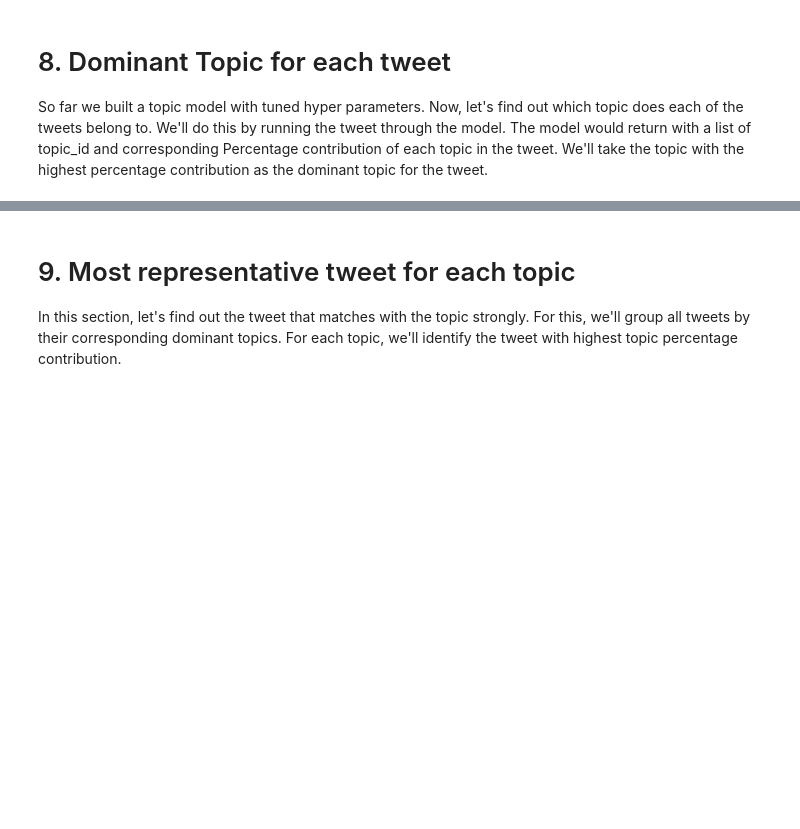
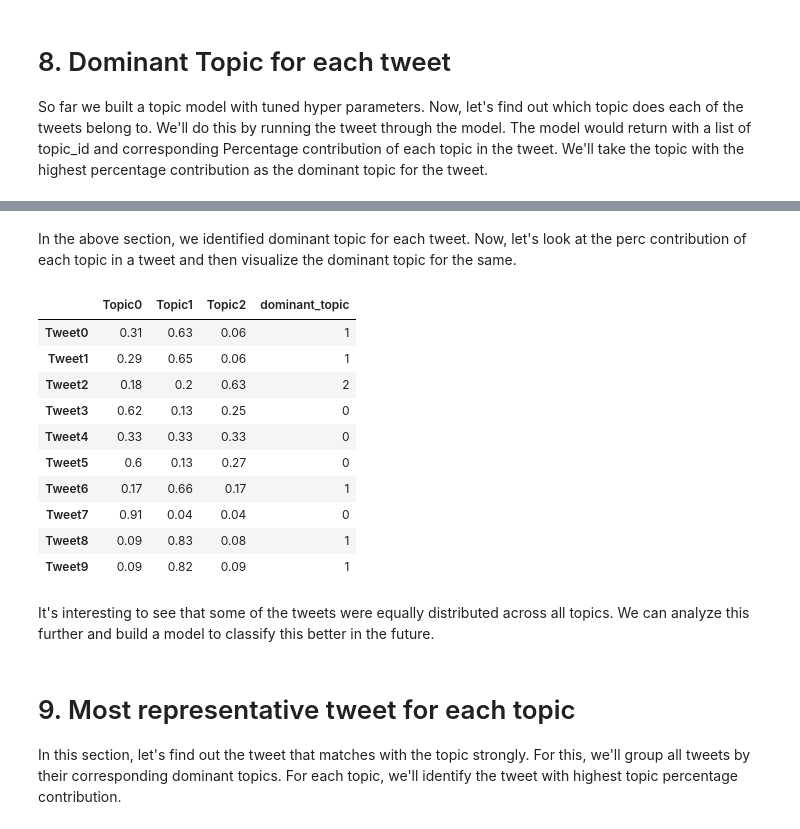
Before and after one commit to ddeeps2610/TopicModeling_COVID19, a Jupyter notebook: src/Topic_Modeling_On_Tweets_Around_COVID19.ipynb, the cells around one changed output, grey strips where cells are left out. Drawn from its saved outputs; the diff is of its cells as text; code cells hidden in the pictures; blank space fills up the shorter version.

Commit message:
Topic distribution for each tweet

```diff
--- a/src/Topic_Modeling_On_Tweets_Around_COVID19.ipynb
+++ b/src/Topic_Modeling_On_Tweets_Around_COVID19.ipynb
@@ -646,6 +646,56 @@ tweet_topics.head(10)
 | 7 | 7 | 0.0 | 0.9117 | health, fight, make, pandem, mask... | [keep, think, master, public, hea... |
 | 8 | 8 | 1.0 | 0.8284 | peopl, test, coronavirus, like, h... | [ceylonblacktea, rich, theaflavin... |
 | 9 | 9 | 1.0 | 0.8221 | peopl, test, coronavirus, like, h... | [peopl, first, group, hospit, sic... |
+# %% [markdown]
+In the above section, we identified dominant topic for each tweet. Now, let's look at the perc contribution of each topic in a tweet and then visualize the dominant topic for the same.
+# %%
+# Create Document - Topic Matrix
+lda_output = lda_model_bow[bow_corpus]
+
+df_document_topic = pd.DataFrame()
+for i in range(len(lda_output)):
+    df_document_topic
+# column names
+topicnames = ["Topic" + str(i) for i in range(lda_model_bow.num_topics)]
+
+# index names
+docnames = ["Tweet" + str(i) for i in range(len(processed_tweets))]
+
+# Make the pandas dataframe
+df_document_topic = pd.DataFrame(lda_output, columns=topicnames, index=docnames)
+for topic in topicnames:
+    df_document_topic[topic] = df_document_topic[topic].apply(lambda x: np.round(x[1],2))
+
+# Get dominant topic for each document
+dominant_topic = np.argmax(df_document_topic.values, axis=1)
+df_document_topic['dominant_topic'] = dominant_topic
+
+# Styling
+def color_green(val):
+    color = 'green' if val > .33 else 'black'
+    return 'color: {col}'.format(col=color)
+
+def make_bold(val):
+    weight = 700 if val > .1 else 400
+    return 'font-weight: {weight}'.format(weight=weight)
+
+# Apply Style
+df_document_topics = df_document_topic.head(10).style.applymap(color_green).applymap(make_bold)
+df_document_topics
+# %% [output]
+|  | Topic0 | Topic1 | Topic2 | dominant_topic |
+| Tweet0 | 0.31 | 0.63 | 0.06 | 1 |
+| Tweet1 | 0.29 | 0.65 | 0.06 | 1 |
+| Tweet2 | 0.18 | 0.2 | 0.63 | 2 |
+| Tweet3 | 0.62 | 0.13 | 0.25 | 0 |
+| Tweet4 | 0.33 | 0.33 | 0.33 | 0 |
+| Tweet5 | 0.6 | 0.13 | 0.27 | 0 |
+| Tweet6 | 0.17 | 0.66 | 0.17 | 1 |
+| Tweet7 | 0.91 | 0.04 | 0.04 | 0 |
+| Tweet8 | 0.09 | 0.83 | 0.08 | 1 |
+| Tweet9 | 0.09 | 0.82 | 0.09 | 1 |
+# %% [markdown]
+It's interesting to see that some of the tweets were equally distributed across all topics. We can analyze this further and build a model to classify this better in the future.
 # %% [markdown]
 # 9. Most representative tweet for each topic
 In this section, let's find out the tweet that matches with the topic strongly. For this, we'll group all tweets by their corresponding dominant topics. For each topic, we'll identify the tweet with highest topic percentage contribution.
```
